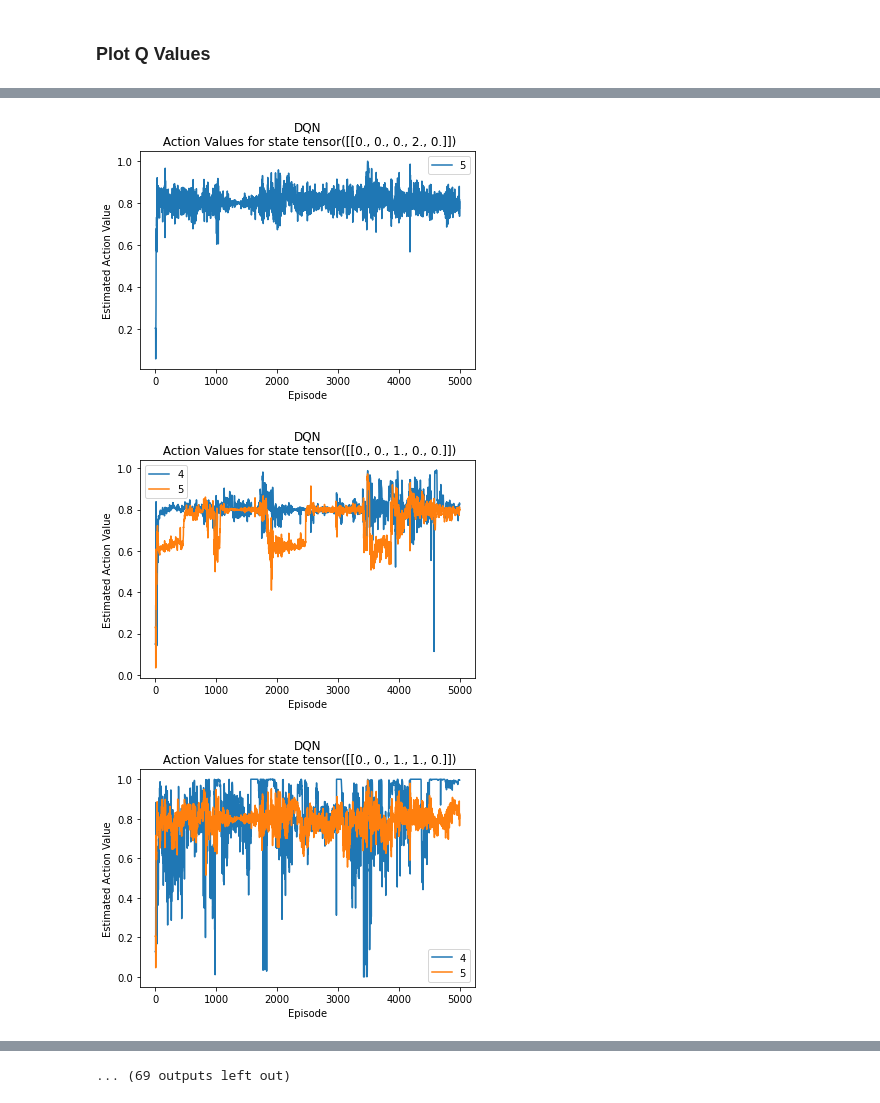
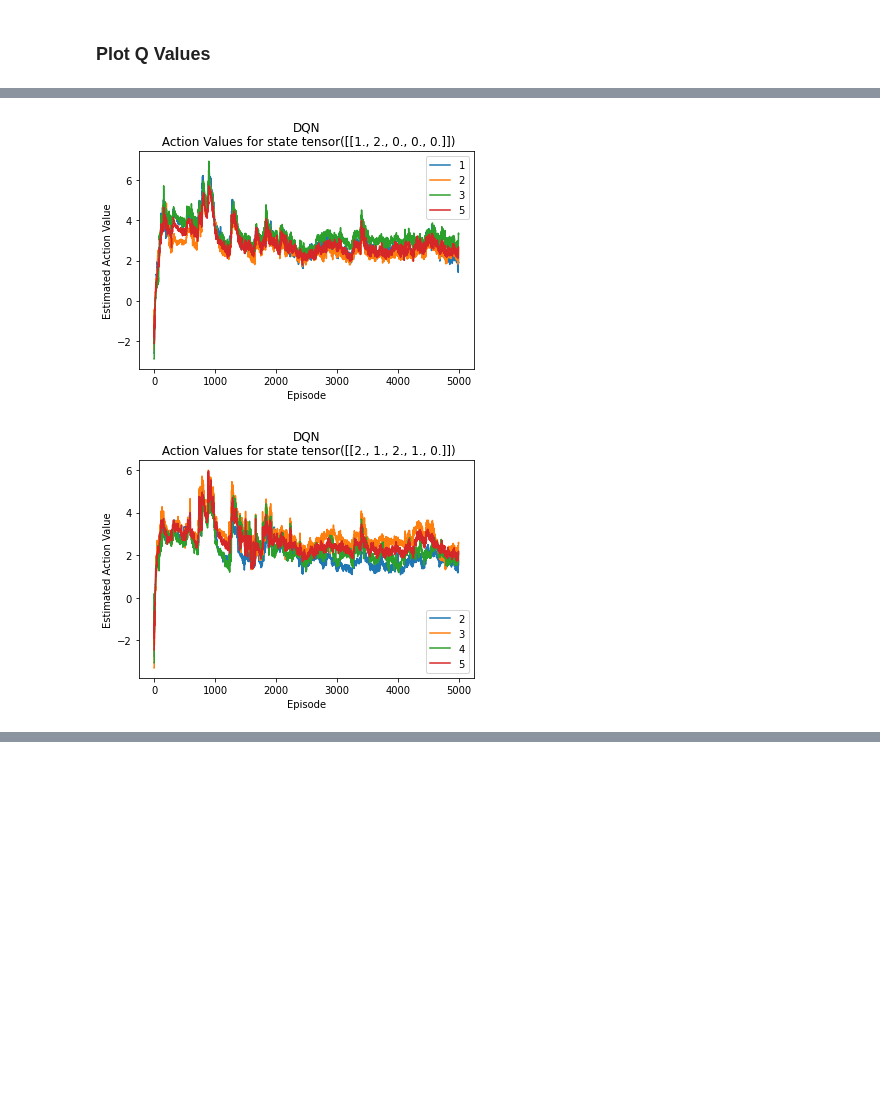
Before and after one commit to tcharte/Reinforcment-Learning-for-Dynamic-Sorting-in-Intelligent-Manufacturing, a Jupyter notebook: DQN.ipynb, the cells around one changed output, grey strips where cells are left out. Saved outputs shown, nothing was run; the diff lists cells and outputs as text; code cells hidden in the pictures; blank space fills up the shorter version.

Commit message:
Updated
updated with outputs

```diff
--- a/DQN.ipynb
+++ b/DQN.ipynb
@@ -126,7 +126,7 @@ class Net(nn.Module):
     def forward(self, x):
         x1 = torch.tanh(self.fc1(x))
         x2 = torch.sigmoid(self.fc2(x1))
-        action_prob = torch.sigmoid(self.fc3(x2))
+        action_prob = self.fc3(x2)
         return action_prob
 # %% [markdown]
 ### Training
@@ -137,7 +137,7 @@ n_actions = len(actions)
 
 # hyper-parameters
 alpha = 0.05 # Learning Rate
-epsilon = 0.8 # Exploration Rate
+epsilon = 0.4 # Exploration Rate
 gamma = 0.9 # Discount factor
 BATCH_SIZE = 32
 TARGET_UPDATE = 4 # How often target_net is updated
@@ -152,9 +152,10 @@ memory = ReplayMemory(memory_size)
 optimizer = optim.Adam(policy_net.parameters(), lr=alpha)
 loss_func = nn.MSELoss()
 
-def choose_action(state, n_actions):
+def choose_action(state, n_actions, episode):
     sample = random.random()
-    if sample > epsilon:
+    eps_threshold = epsilon
+    if sample > eps_threshold:
         with torch.no_grad():
             Q = np.array(policy_net(state)[0])
             possible_actions = getPossibleActions(state, n_actions)
@@ -232,7 +233,7 @@ for i_episode in range(num_episodes):
 
     for t in count():
         # Choose an action
-        action = choose_action(state, n_actions)
+        action = choose_action(state, n_actions, i_episode)
 
         next_state, reward, done = getNextState(state, action)
         reward = torch.tensor([reward], device=device)
@@ -262,12 +263,16 @@ Complete 5000/5000
 # %% [markdown]
 ### Plot Q Values
 # %%
+selected_states = [[1, 0, 0, 0, 0], [1, 0, 0, 2, 0], [1, 2, 0, 0, 0], [2, 1, 2, 1, 0]]
+selected_states = [torch.tensor([state], device=device, dtype=torch.float) for state in selected_states]
+
 for i, s in enumerate(states):
-    plt.figure(i)
-    for a, values in Q_plot[s].items():
-        plt.plot(values)
-    plt.title('DQN\n Action Values for state %s' % str(s))
-    plt.ylabel('Estimated Action Value')
-    plt.xlabel('Episode')
-    plt.legend(Q_plot[s].keys())
+    if (s == selected_states[0]).all() or (s == selected_states[1]).all() or (s == selected_states[2]).all() or (s == selected_states[3]).all():
+        plt.figure(i)
+        for a, values in Q_plot[s].items():
+            plt.plot(values)
+        plt.title('DQN\n Action Values for state %s' % str(s))
+        plt.ylabel('Estimated Action Value')
+        plt.xlabel('Episode')
+        plt.legend(Q_plot[s].keys())
 # %% [output]
@@ -276,3 +281,2 @@ for i, s in enumerate(states):
-[figure, old version]
+[figure, new version]
-[figure, old version]
+[figure, new version]
-[figure, removed]
@@ -286 +282,0 @@ for i, s in enumerate(states):
-... (69 outputs left out)
```
Also changed, not shown: parts of 2 cells of this notebook, 1 other file.
